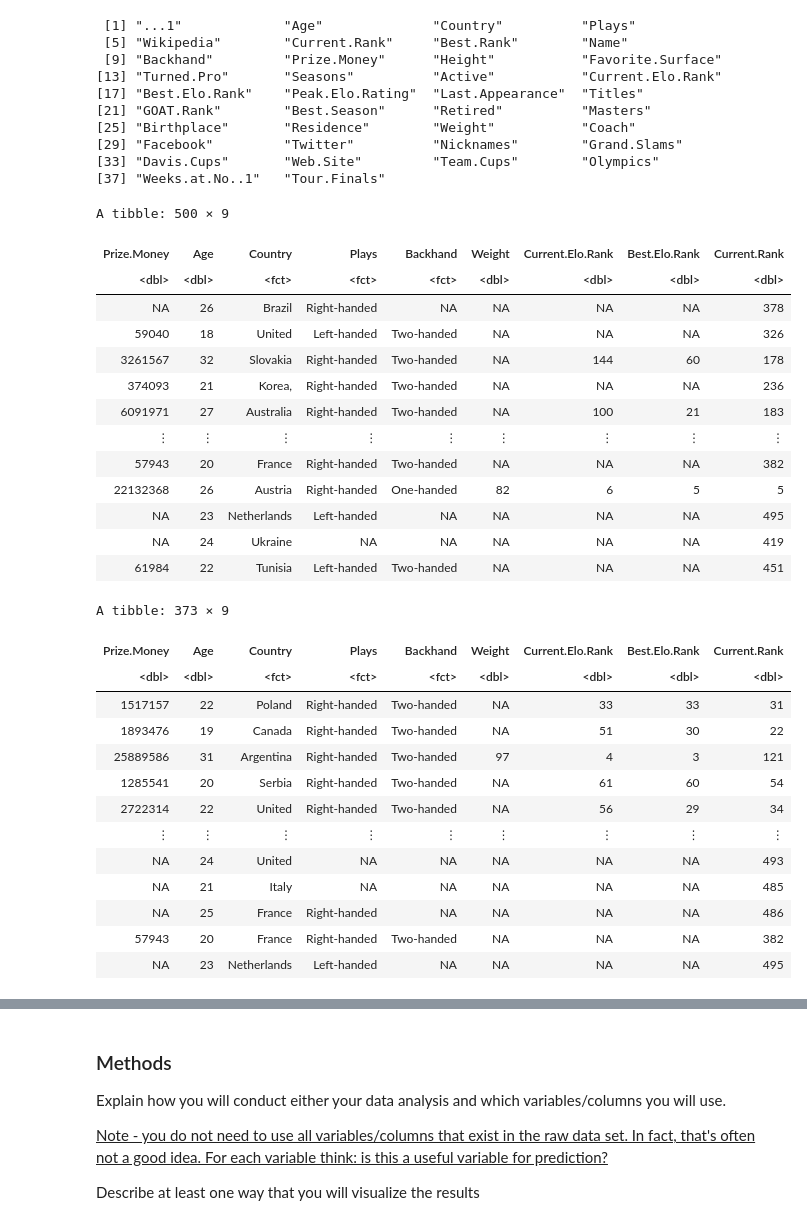
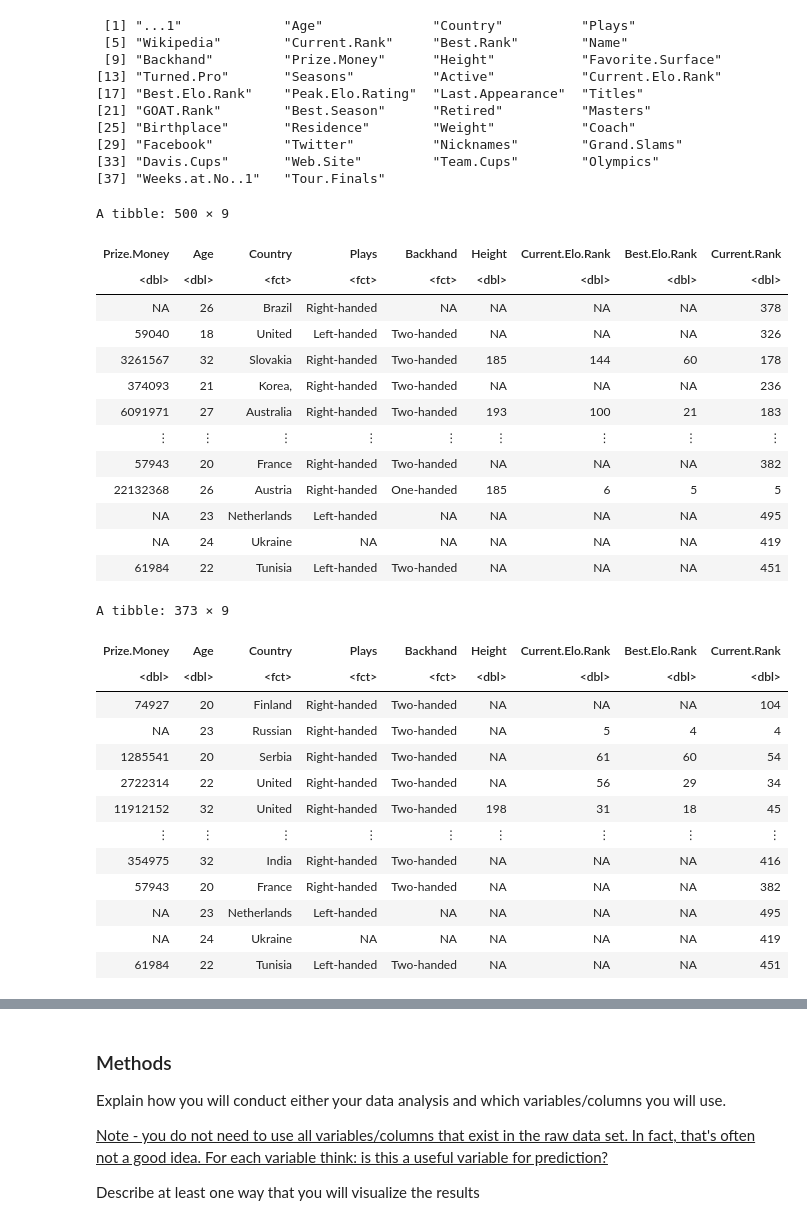
Before and after one commit to tarauboviccc/DSCI100_105_group_project, a Jupyter notebook: group_project_proposal.ipynb, the cells around one changed output, grey strips where cells are left out. Drawn from its saved outputs; the diff is of its cells as text; code cells hidden in the pictures.

```diff
--- a/group_project_proposal.ipynb
+++ b/group_project_proposal.ipynb
@@ -76,26 +94,26 @@ colnames(tennis_stats_data)
 # %%
 
 tennis_cleaned_data <- tennis_stats_data |>
-                select(Prize.Money, Age, Country, Plays, Backhand, Weight, Current.Elo.Rank, Best.Elo.Rank, Current.Rank)|>
+                select(Prize.Money, Age, Country, Plays, Backhand, Height, Current.Elo.Rank, Best.Elo.Rank, Current.Rank)|>
                 mutate(across(Prize.Money: Current.Rank, function(col) {str_extract(col, "^[^ ]+")}))|> #remove any special character and adjust the cellk
                 mutate(Prize.Money = as.numeric(gsub("[^0-9.]+", "", Prize.Money)))|> #changing the prize money into number by removing special characters
                 mutate(Age = as.numeric(Age))|>
-                mutate(across(Weight:Current.Rank, as.numeric))|>  # convert chr to dbl for the rest of the columes
+                mutate(across(Height:Current.Rank, as.numeric))|>  # convert chr to dbl for the rest of the columes
                 mutate(across(Country:Backhand, as.factor))
 
 tennis_cleaned_data
 # %% [output]
 A tibble: 500 × 9
-| Prize.Money | Age | Country | Plays | Backhand | Weight | Current.Elo.Rank | Best.Elo.Rank | Current.Rank |
+| Prize.Money | Age | Country | Plays | Backhand | Height | Current.Elo.Rank | Best.Elo.Rank | Current.Rank |
 | <dbl> | <dbl> | <fct> | <fct> | <fct> | <dbl> | <dbl> | <dbl> | <dbl> |
 | NA | 26 | Brazil | Right-handed | NA | NA | NA | NA | 378 |
 | 59040 | 18 | United | Left-handed | Two-handed | NA | NA | NA | 326 |
-| 3261567 | 32 | Slovakia | Right-handed | Two-handed | NA | 144 | 60 | 178 |
+| 3261567 | 32 | Slovakia | Right-handed | Two-handed | 185 | 144 | 60 | 178 |
 | 374093 | 21 | Korea, | Right-handed | Two-handed | NA | NA | NA | 236 |
-| 6091971 | 27 | Australia | Right-handed | Two-handed | NA | 100 | 21 | 183 |
+| 6091971 | 27 | Australia | Right-handed | Two-handed | 193 | 100 | 21 | 183 |
 | ⋮ | ⋮ | ⋮ | ⋮ | ⋮ | ⋮ | ⋮ | ⋮ | ⋮ |
 | 57943 | 20 | France | Right-handed | Two-handed | NA | NA | NA | 382 |
-| 22132368 | 26 | Austria | Right-handed | One-handed | 82 | 6 | 5 | 5 |
+| 22132368 | 26 | Austria | Right-handed | One-handed | 185 | 6 | 5 | 5 |
 | NA | 23 | Netherlands | Left-handed | NA | NA | NA | NA | 495 |
 | NA | 24 | Ukraine | NA | NA | NA | NA | NA | 419 |
 | 61984 | 22 | Tunisia | Left-handed | Two-handed | NA | NA | NA | 451 |
@@ -110,17 +128,17 @@ tennis_test <- testing(tennis_split)
 tennis_train
 # %% [output]
 A tibble: 373 × 9
-| Prize.Money | Age | Country | Plays | Backhand | Weight | Current.Elo.Rank | Best.Elo.Rank | Current.Rank |
+| Prize.Money | Age | Country | Plays | Backhand | Height | Current.Elo.Rank | Best.Elo.Rank | Current.Rank |
 | <dbl> | <dbl> | <fct> | <fct> | <fct> | <dbl> | <dbl> | <dbl> | <dbl> |
-| 1517157 | 22 | Poland | Right-handed | Two-handed | NA | 33 | 33 | 31 |
-| 1893476 | 19 | Canada | Right-handed | Two-handed | NA | 51 | 30 | 22 |
-| 25889586 | 31 | Argentina | Right-handed | Two-handed | 97 | 4 | 3 | 121 |
+| 74927 | 20 | Finland | Right-handed | Two-handed | NA | NA | NA | 104 |
+| NA | 23 | Russian | Right-handed | Two-handed | NA | 5 | 4 | 4 |
 | 1285541 | 20 | Serbia | Right-handed | Two-handed | NA | 61 | 60 | 54 |
 | 2722314 | 22 | United | Right-handed | Two-handed | NA | 56 | 29 | 34 |
+| 11912152 | 32 | United | Right-handed | Two-handed | 198 | 31 | 18 | 45 |
 | ⋮ | ⋮ | ⋮ | ⋮ | ⋮ | ⋮ | ⋮ | ⋮ | ⋮ |
-| NA | 24 | United | NA | NA | NA | NA | NA | 493 |
-| NA | 21 | Italy | NA | NA | NA | NA | NA | 485 |
-| NA | 25 | France | Right-handed | NA | NA | NA | NA | 486 |
+| 354975 | 32 | India | Right-handed | Two-handed | NA | NA | NA | 416 |
 | 57943 | 20 | France | Right-handed | Two-handed | NA | NA | NA | 382 |
 | NA | 23 | Netherlands | Left-handed | NA | NA | NA | NA | 495 |
+| NA | 24 | Ukraine | NA | NA | NA | NA | NA | 419 |
+| 61984 | 22 | Tunisia | Left-handed | Two-handed | NA | NA | NA | 451 |
 # %%
```
Also changed, not shown: parts of 2 cells of this notebook.
